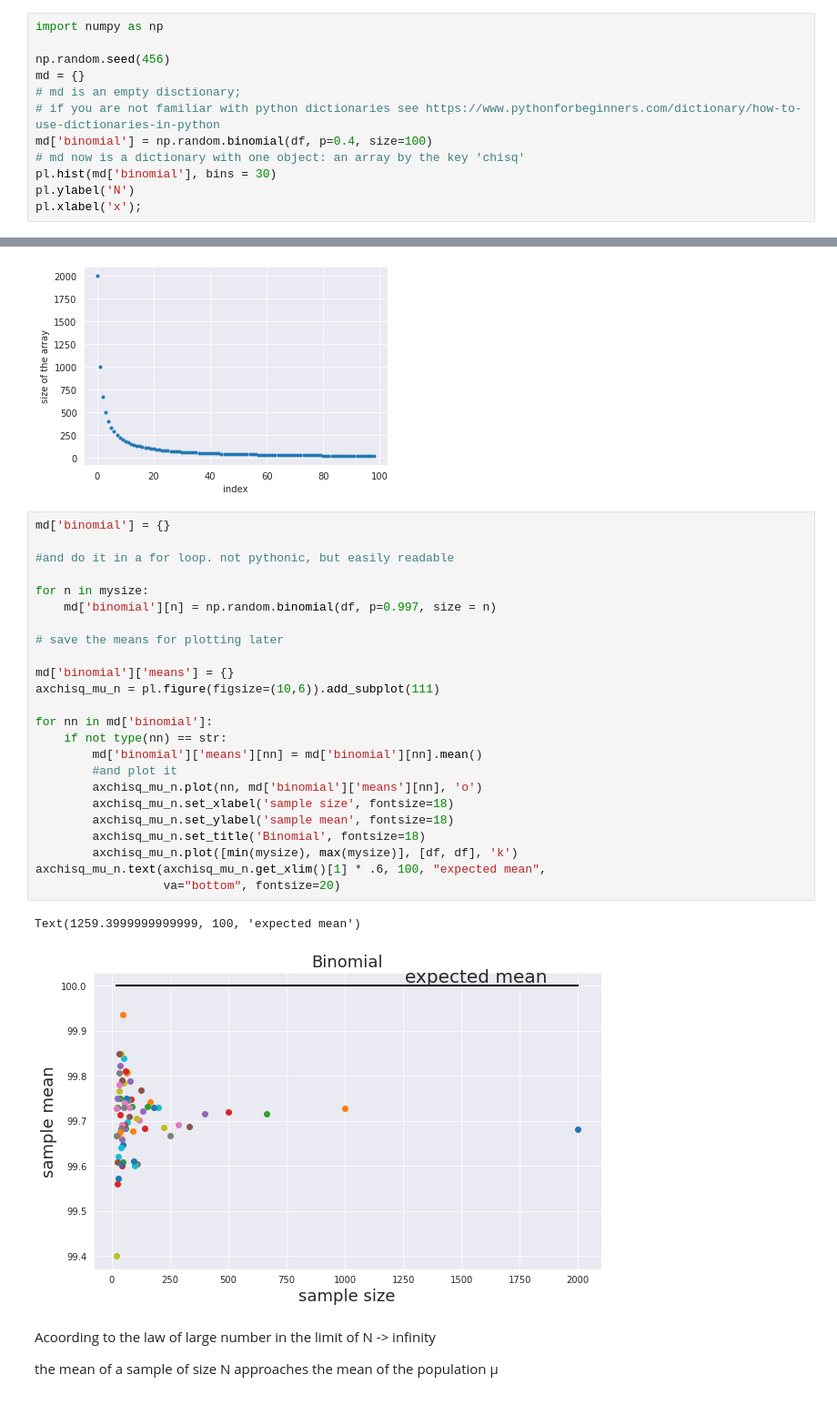
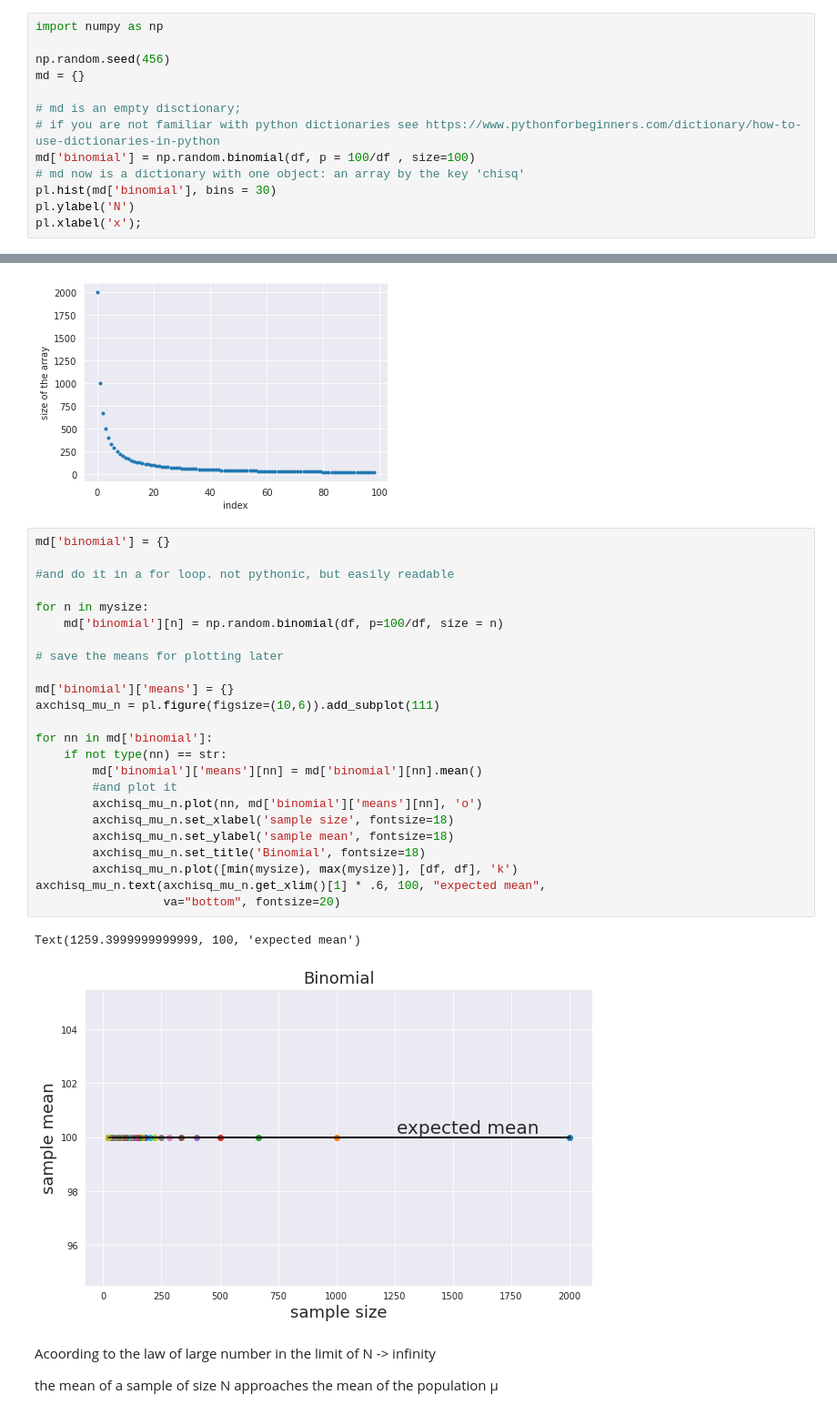
Before and after one commit to gio-bis/MLPNS2021, a Jupyter notebook: Homework2.ipynb, the cells around one changed output, grey strips where cells are left out. Shown at 91% size. Cells and saved outputs as stored; diff of their text form.

```diff
--- a/Homework2.ipynb
+++ b/Homework2.ipynb
@@ -272,9 +270,10 @@ import numpy as np
 
 np.random.seed(456)
 md = {}
+
 # md is an empty disctionary;
 # if you are not familiar with python dictionaries see https://www.pythonforbeginners.com/dictionary/how-to-use-dictionaries-in-python
-md['binomial'] = np.random.binomial(df, p=0.4, size=100)
+md['binomial'] = np.random.binomial(df, p = 100/df , size=100)
 # md now is a dictionary with one object: an array by the key 'chisq'
 pl.hist(md['binomial'], bins = 30)
 pl.ylabel('N')
@@ -303,30 +302,30 @@ Text(0, 0.5, 'size of the array')
 # %%
 md['binomial'] = {}
 
 #and do it in a for loop. not pythonic, but easily readable
 
 for n in mysize:
-    md['binomial'][n] = np.random.binomial(df, p=0.997, size = n)
+    md['binomial'][n] = np.random.binomial(df, p=100/df, size = n)
 
 # save the means for plotting later
 
 md['binomial']['means'] = {}
 axchisq_mu_n = pl.figure(figsize=(10,6)).add_subplot(111)
 
 for nn in md['binomial']:
     if not type(nn) == str:
         md['binomial']['means'][nn] = md['binomial'][nn].mean()
         #and plot it
         axchisq_mu_n.plot(nn, md['binomial']['means'][nn], 'o')
         axchisq_mu_n.set_xlabel('sample size', fontsize=18)
         axchisq_mu_n.set_ylabel('sample mean', fontsize=18)
         axchisq_mu_n.set_title('Binomial', fontsize=18)
         axchisq_mu_n.plot([min(mysize), max(mysize)], [df, df], 'k')
 axchisq_mu_n.text(axchisq_mu_n.get_xlim()[1] * .6, 100, "expected mean",
                   va="bottom", fontsize=20)
 # %% [output]
 Text(1259.3999999999999, 100, 'expected mean')
-[figure, old version]
+[figure, new version]
 # %% [markdown]
 Acoording to the law of large number in the limit of N -> infinity
 
```
Also changed, not shown: parts of 5 cells of this notebook.
